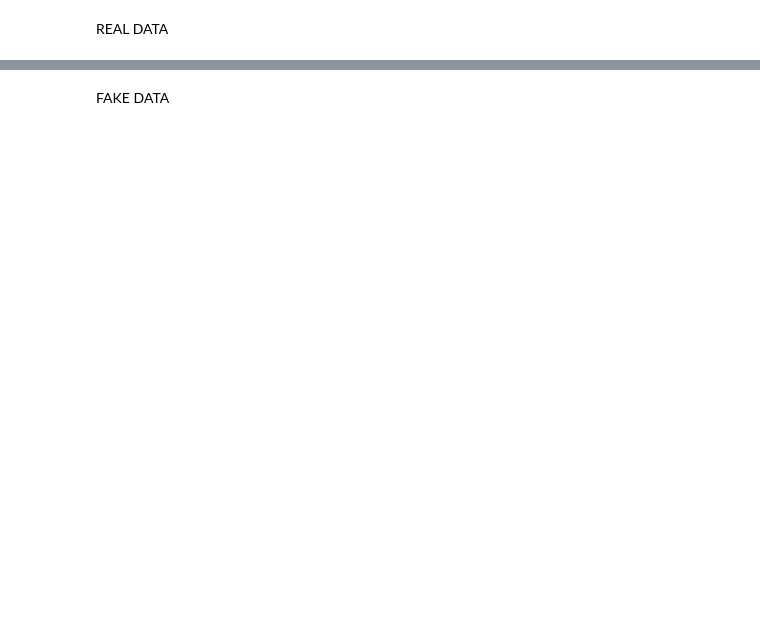
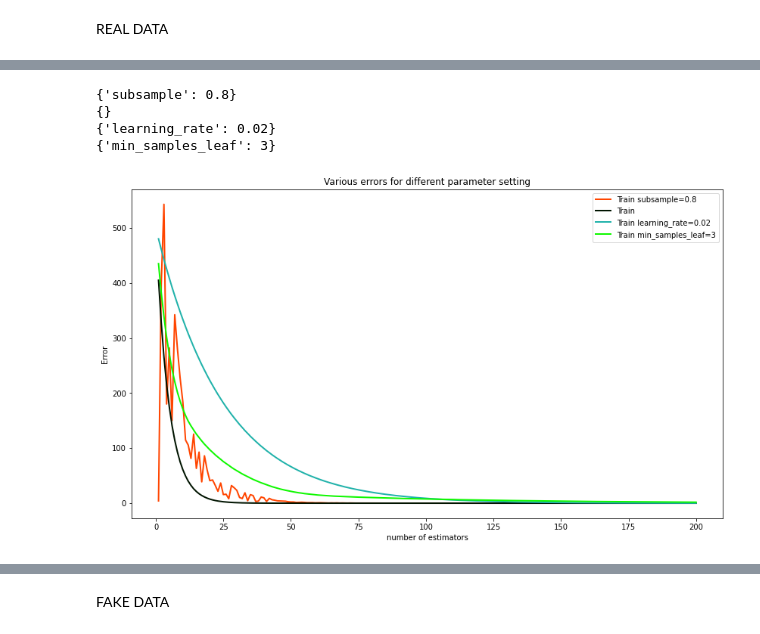
Before and after one commit to asoriagomez/anonymization, a Jupyter notebook: decision_trees.ipynb, the cells around one changed output, grey strips where cells are left out. Saved outputs shown, nothing was run; the diff lists cells and outputs as text; code cells hidden in the pictures; blank space fills up the shorter version.

```diff
--- a/decision_trees.ipynb
+++ b/decision_trees.ipynb
@@ -192,3 +179,57 @@ X_train = np.array(X_train)
 X_test = np.array(X_test)
 y_train = np.array(y_train)
 y_test = np.array(y_test)
+# %%
+
+def deviance_plot(est, X_test, y_test, ax=None, label='', train_color='#2c7bb6', test_color='#d7191c', alpha=1.0):
+    """Deviance plot for ``est``, use ``X_test`` and ``y_test`` for test error. """
+    n_estimators=len(est.estimators_)
+    test_dev = np.empty(n_estimators)
+    for i, pred in enumerate(est.staged_predict(X_test)):
+        test_dev[i] = est.loss_(y_test, pred)
+
+    if ax is None:
+        fig = plt.figure(figsize=(10, 5))
+        ax = plt.gca()
+
+    #ax.plot(np.arange(n_estimators) + 1, test_dev, color=test_color, label='Test %s' % label, linewidth=2, alpha=alpha)
+    ax.plot(np.arange(n_estimators) + 1, est.train_score_, color=train_color, label='Train %s' % label, linewidth=2, alpha=alpha)
+
+    ax.set_ylabel('Error')
+    ax.set_xlabel('number of estimators')
+    return test_dev, ax
+# %%
+# Some visual first results on parameter dependency 1
+
+fig = plt.figure(figsize=(14, 8))
+ax = plt.gca()
+
+# light - dark
+# green, pink, blue, orange,, dark blues, yellow
+for params, (test_color, train_color) in [({'subsample':0.8},('#ffffff', '#ff4500')), ({}, ('#ffffff', '#001400')), ({'learning_rate': 0.02},('#ffffff', '#20b2aa')), ({'min_samples_leaf':3},('#ffffff', '#0ff800')) ]:
+
+   """,
+   ({'min_samples_leaf': 3},('#ff69b4', '#c71585')),
+   ,
+   ({'max_depth': 5} ,('#ff6347', '#ff4500')) ,
+   ({'max_features': 'sqrt' },('#0000ff', '#70808b')) ,
+   ]:
+   """
+
+
+   print(params)
+   est = GradientBoostingRegressor(n_estimators=200, loss = 'huber')
+   est.set_params(**params)
+   est.fit(X_train, y_train)
+
+   test_dev, ax = deviance_plot(est, X_test, y_test, ax=ax, label=fmt_params(params), train_color=train_color, test_color=test_color)
+
+
+   ax.legend(loc='upper right')
+ax.set_title('Various errors for different parameter setting');
+# %% [output]
+{'subsample': 0.8}
+{}
+{'learning_rate': 0.02}
+{'min_samples_leaf': 3}
+[figure, added]
```
Also changed, not shown: parts of 21 cells of this notebook, 3 other files.
